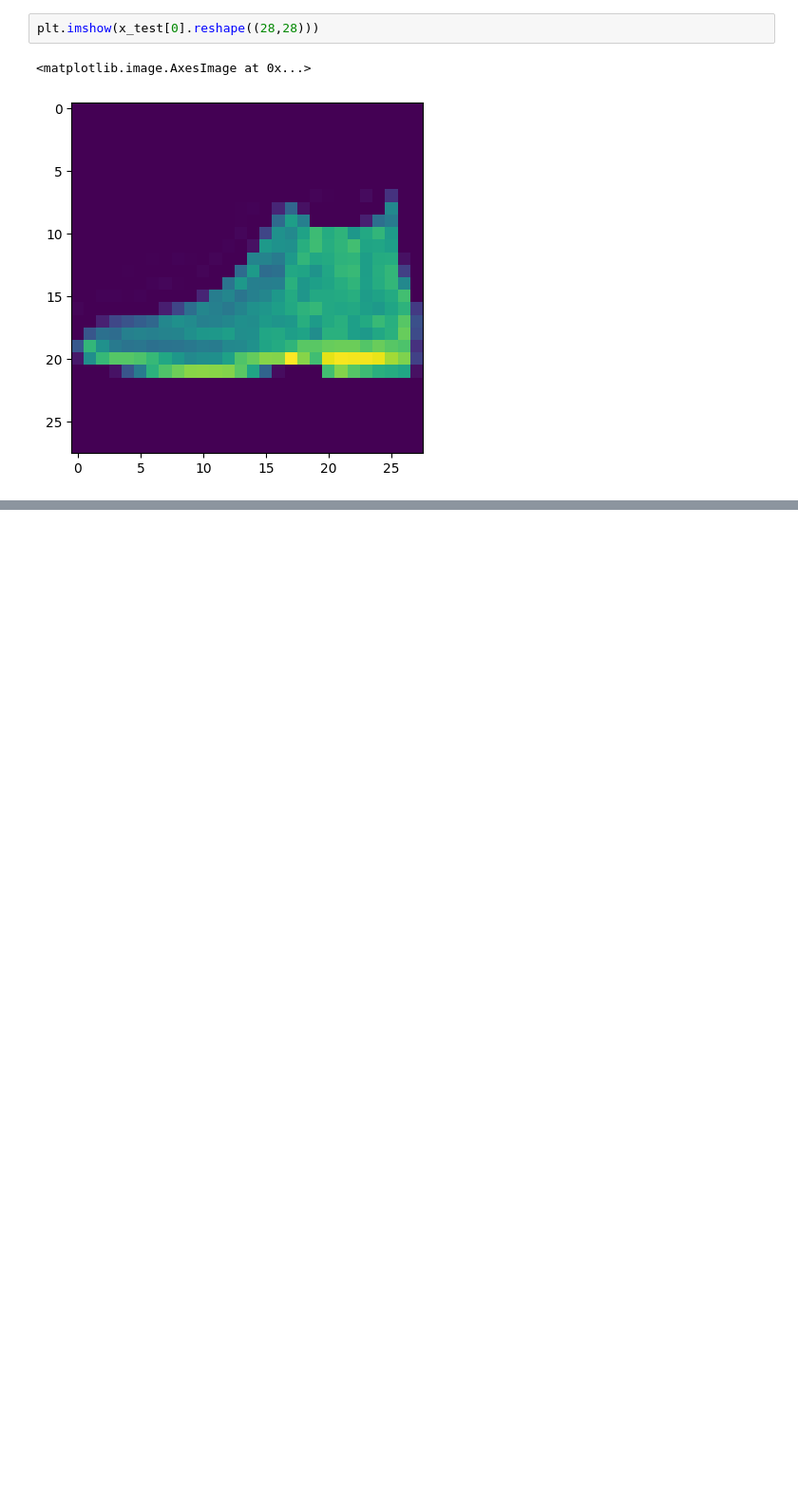
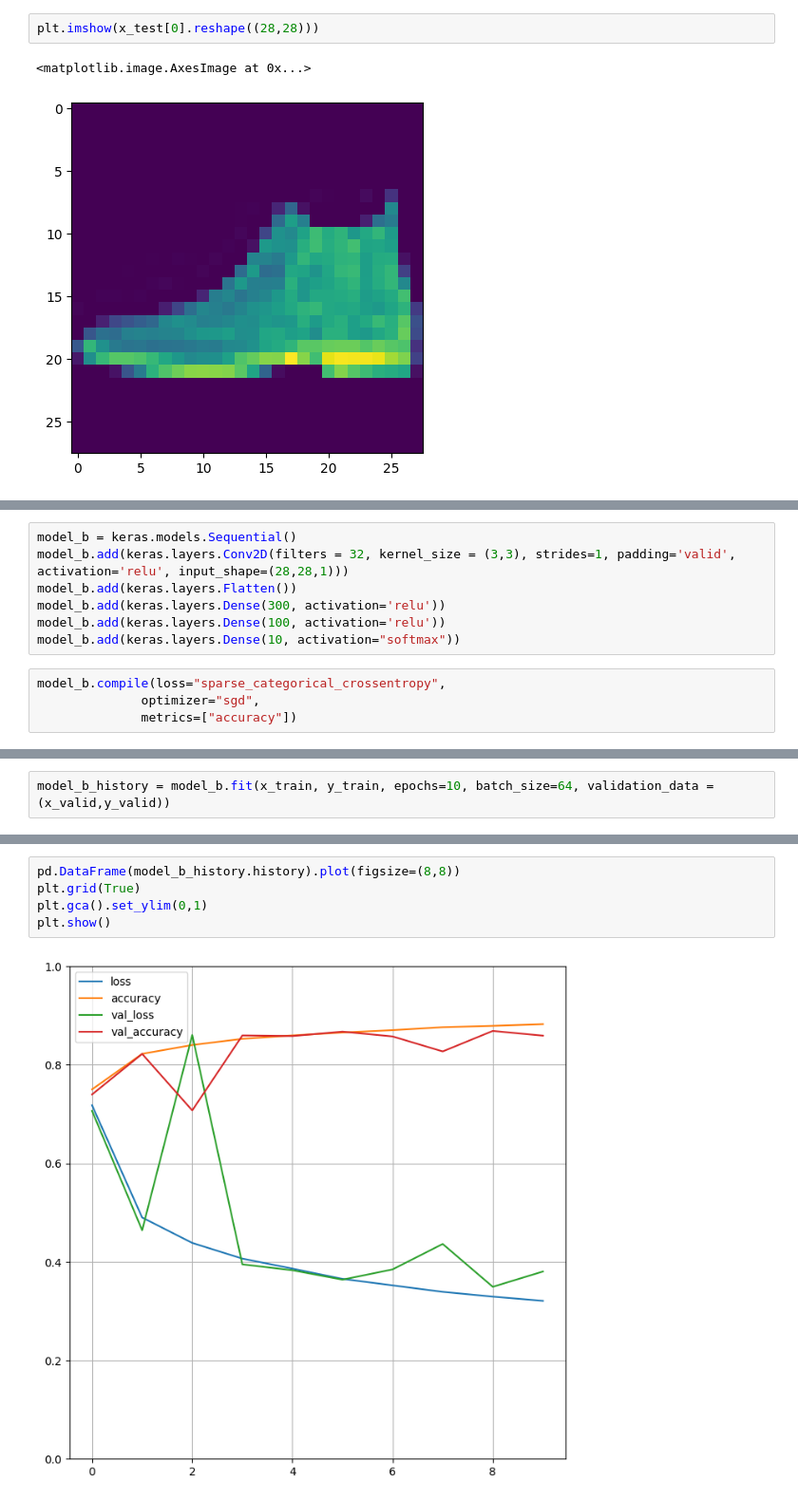
Before and after one commit to Sahib61003/Deep_Learning_Internshala, a Jupyter notebook: Module3.ipynb, the cells around one changed output, grey strips where cells are left out. Shown at 95% size. Cells and saved outputs as stored; diff of their text form; blank space fills up the shorter version.

```diff
--- a/Module3.ipynb
+++ b/Module3.ipynb
@@ -264,0 +267,11 @@ plt.imshow(x_test[0].reshape((28,28)))
+# %%
+model_b = keras.models.Sequential()
+model_b.add(keras.layers.Conv2D(filters = 32, kernel_size = (3,3), strides=1, padding='valid', activation='relu', input_shape=(28,28,1)))
+model_b.add(keras.layers.Flatten())
+model_b.add(keras.layers.Dense(300, activation='relu'))
+model_b.add(keras.layers.Dense(100, activation='relu'))
+model_b.add(keras.layers.Dense(10, activation="softmax"))
+# %%
+model_b.compile(loss="sparse_categorical_crossentropy",
+              optimizer="sgd",
+              metrics=["accuracy"])
@@ -264,0 +299,2 @@ plt.imshow(x_test[0].reshape((28,28)))
+# %%
+model_b_history = model_b.fit(x_train, y_train, epochs=10, batch_size=64, validation_data = (x_valid,y_valid))
@@ -264,0 +342,7 @@ plt.imshow(x_test[0].reshape((28,28)))
+# %%
+pd.DataFrame(model_b_history.history).plot(figsize=(8,8))
+plt.grid(True)
+plt.gca().set_ylim(0,1)
+plt.show()
+# %% [output]
+[figure, added]
```
Also changed, not shown: parts of 6 cells of this notebook, 2 other files.
